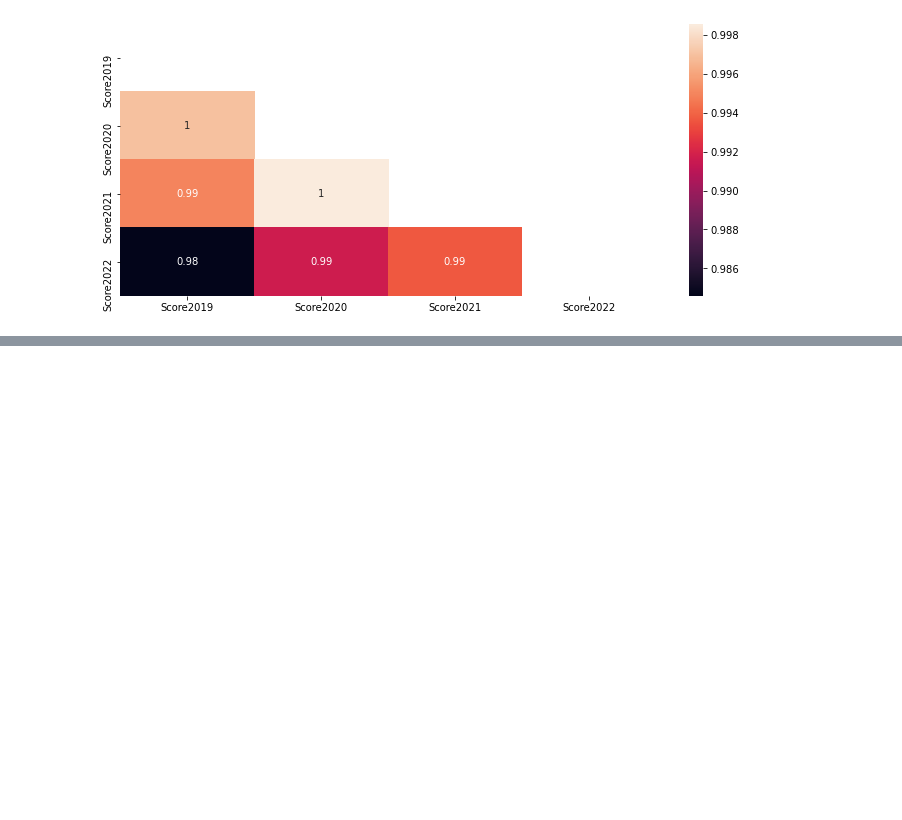
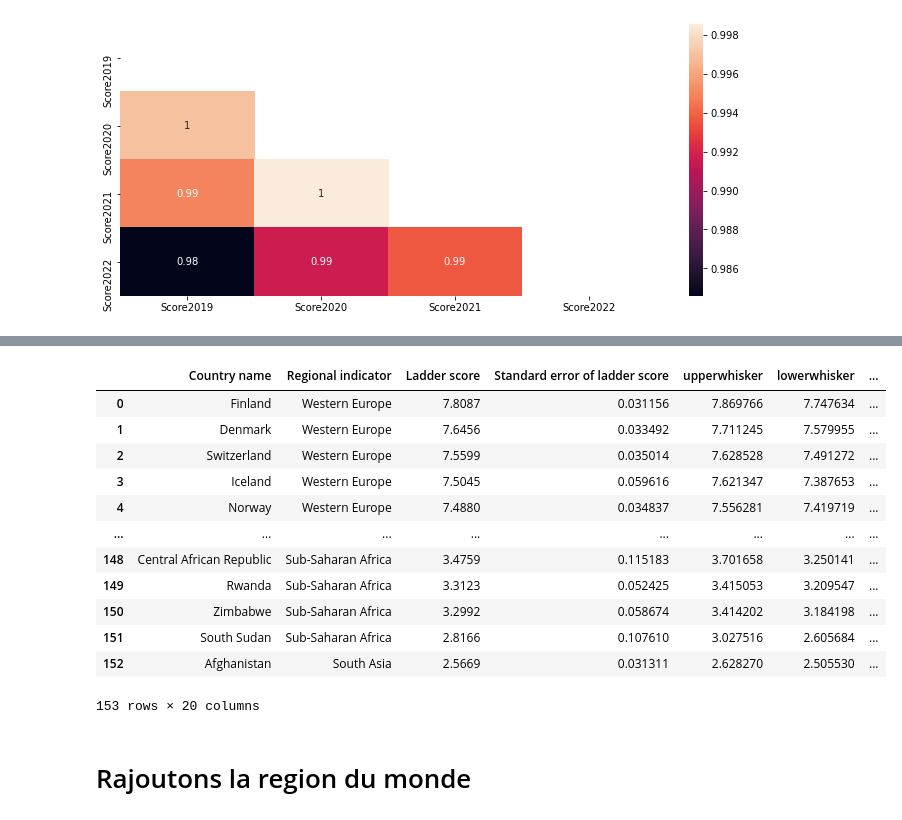
Before and after one commit to bourydamien/Projet_bonheur, a Jupyter notebook: Rapport_bonheur.ipynb, the cells around one changed output, grey strips where cells are left out. Drawn from its saved outputs; the diff is of its cells as text; code cells hidden in the pictures; blank space fills up the shorter version.

```diff
--- a/Rapport_bonheur.ipynb
+++ b/Rapport_bonheur.ipynb
@@ -181,0 +260,18 @@ sns.heatmap(dfcomp.corr(), annot=True, mask=matrix)
+# %%
+df2020
+# %% [output]
+|  | Country name | Regional indicator | Ladder score | Standard error of ladder score | upperwhisker | lowerwhisker | ... |
+| 0 | Finland | Western Europe | 7.8087 | 0.031156 | 7.869766 | 7.747634 | ... |
+| 1 | Denmark | Western Europe | 7.6456 | 0.033492 | 7.711245 | 7.579955 | ... |
+| 2 | Switzerland | Western Europe | 7.5599 | 0.035014 | 7.628528 | 7.491272 | ... |
+| 3 | Iceland | Western Europe | 7.5045 | 0.059616 | 7.621347 | 7.387653 | ... |
+| 4 | Norway | Western Europe | 7.4880 | 0.034837 | 7.556281 | 7.419719 | ... |
+| ... | ... | ... | ... | ... | ... | ... | ... |
+| 148 | Central African Republic | Sub-Saharan Africa | 3.4759 | 0.115183 | 3.701658 | 3.250141 | ... |
+| 149 | Rwanda | Sub-Saharan Africa | 3.3123 | 0.052425 | 3.415053 | 3.209547 | ... |
+| 150 | Zimbabwe | Sub-Saharan Africa | 3.2992 | 0.058674 | 3.414202 | 3.184198 | ... |
+| 151 | South Sudan | Sub-Saharan Africa | 2.8166 | 0.107610 | 3.027516 | 2.605684 | ... |
+| 152 | Afghanistan | South Asia | 2.5669 | 0.031311 | 2.628270 | 2.505530 | ... |
+153 rows × 20 columns
+# %% [markdown]
+# Rajoutons la region du monde
```
Also changed, not shown: parts of 16 cells of this notebook, 1 other file.
